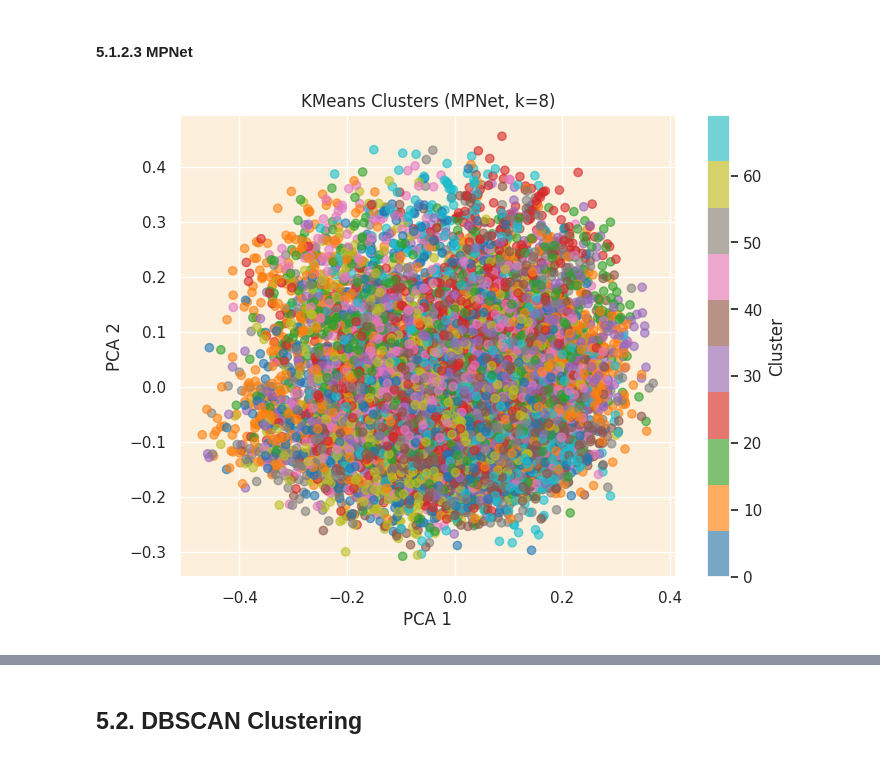
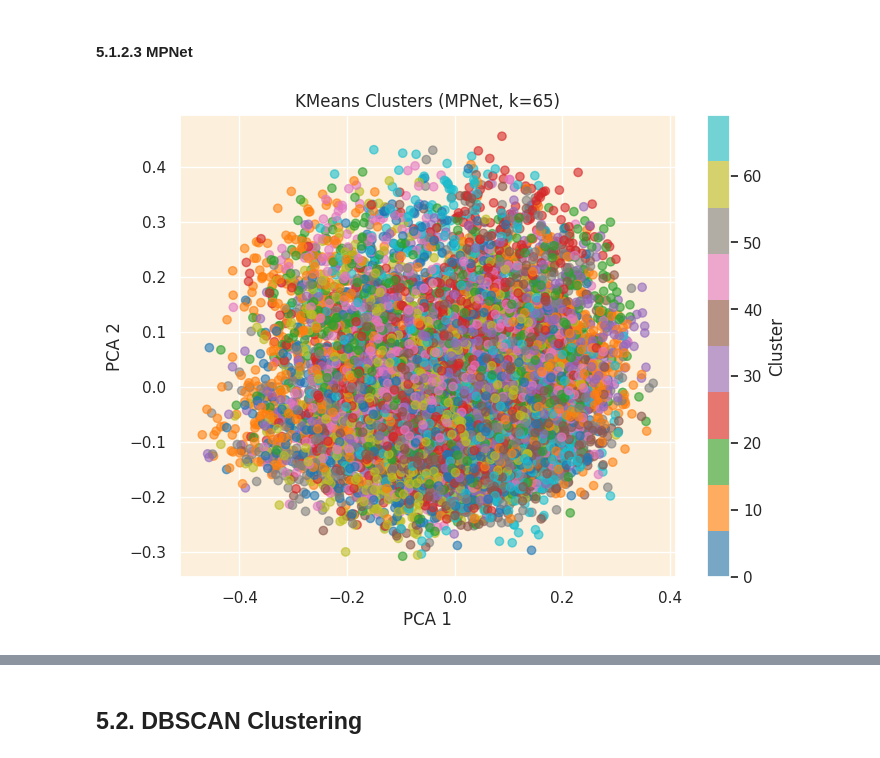
Before and after one commit to Meinya98/Queries-Clustering, a Jupyter notebook: Queries_Clustering.ipynb, the cells around one changed output, grey strips where cells are left out. Drawn from its saved outputs; the diff is of its cells as text; code cells hidden in the pictures.

```diff
--- a/Queries_Clustering.ipynb
+++ b/Queries_Clustering.ipynb
@@ -581,24 +581,24 @@ kmeans_mpnet = KMeans(n_clusters=65, random_state=42).fit(sbert_norm_2)
 kmeans_result_mpnet = clipped_question.copy()
 kmeans_result_mpnet['cluster'] = kmeans_mpnet.labels_
 # %%
-# Reduce TFIDF vectors to 2D for visualization
+# Reduce MPNet vectors to 2D for visualization
 pca = PCA(n_components=2, random_state=42)
 reduced_vectors = pca.fit_transform(sbert_norm_2)
 
 # Scatter plot
 plt.figure(figsize=(8,6))
 plt.scatter(
     reduced_vectors[:,0], reduced_vectors[:,1],
     c=kmeans_result_minilm['cluster'],
     cmap='tab10', alpha=0.6
 )
-plt.title("KMeans Clusters (MPNet, k=8)")
+plt.title("KMeans Clusters (MPNet, k=65)")
 plt.xlabel("PCA 1")
 plt.ylabel("PCA 2")
 plt.colorbar(label="Cluster")
 plt.show()
 # %% [output]
-[figure, old version]
+[figure, new version]
 # %%
 # Top terms per cluster
 # Get cluster centers (in MPNet space)
```
Also changed, not shown: parts of 8 cells of this notebook.
